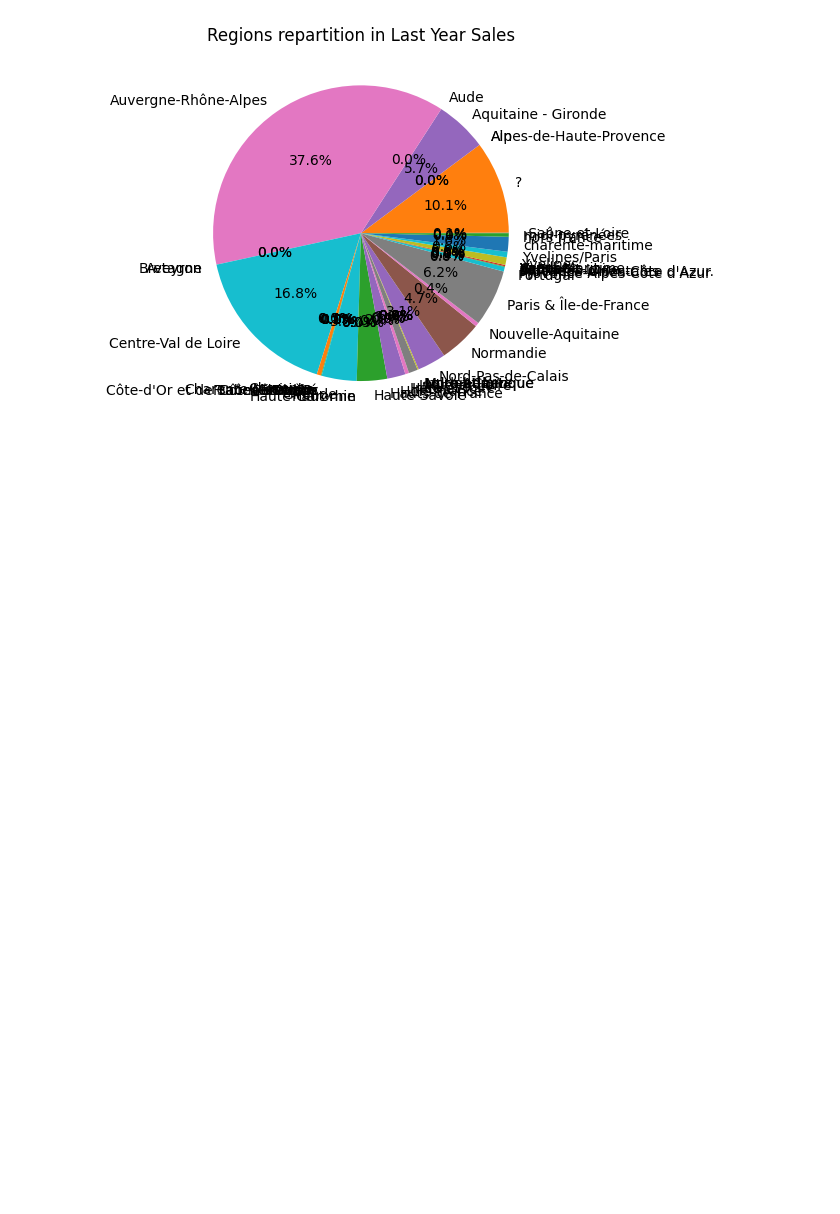
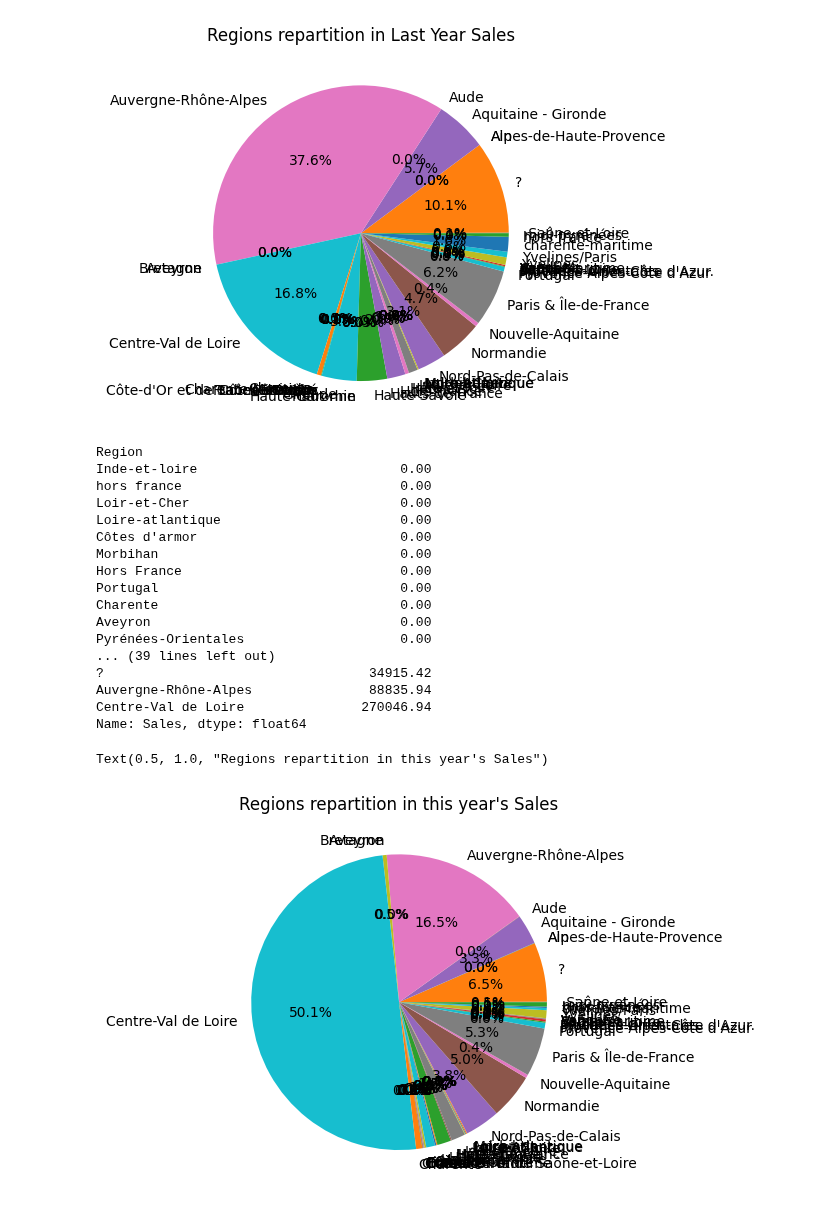
Before and after one commit to Alhuin/SmartBoxAnalysis, a Jupyter notebook: SmartBoxAnalysis.ipynb, the cells around one changed output. Cells and saved outputs as stored; diff of their text form; code cells hidden in the pictures; blank space fills up the shorter version.

```diff
--- a/SmartBoxAnalysis.ipynb
+++ b/SmartBoxAnalysis.ipynb
@@ -241,3 +241,28 @@ Auvergne-Rhône-Alpes              90204.34
 Name: Sales Last Year, dtype: float64
 Text(0.5, 1.0, 'Regions repartition in Last Year Sales')
 [figure]
+# %%
+print(sales_by_region.sort_values())
+fig, ax = plt.subplots()
+ax.pie(sales_by_region, labels=sales_by_region.keys(), autopct='%1.1f%%')
+ax.set_title("Regions repartition in this year's Sales")
+# %% [output]
+Region
+Inde-et-loire                          0.00
+hors france                            0.00
+Loir-et-Cher                           0.00
+Loire-atlantique                       0.00
+Côtes d'armor                          0.00
+Morbihan                               0.00
+Hors France                            0.00
+Portugal                               0.00
+Charente                               0.00
+Aveyron                                0.00
+Pyrénées-Orientales                    0.00
+... (39 lines left out)
+?                                  34915.42
+Auvergne-Rhône-Alpes               88835.94
+Centre-Val de Loire               270046.94
+Name: Sales, dtype: float64
+Text(0.5, 1.0, "Regions repartition in this year's Sales")
+[figure, added]
```
Also changed, not shown: parts of 2 cells of this notebook.
